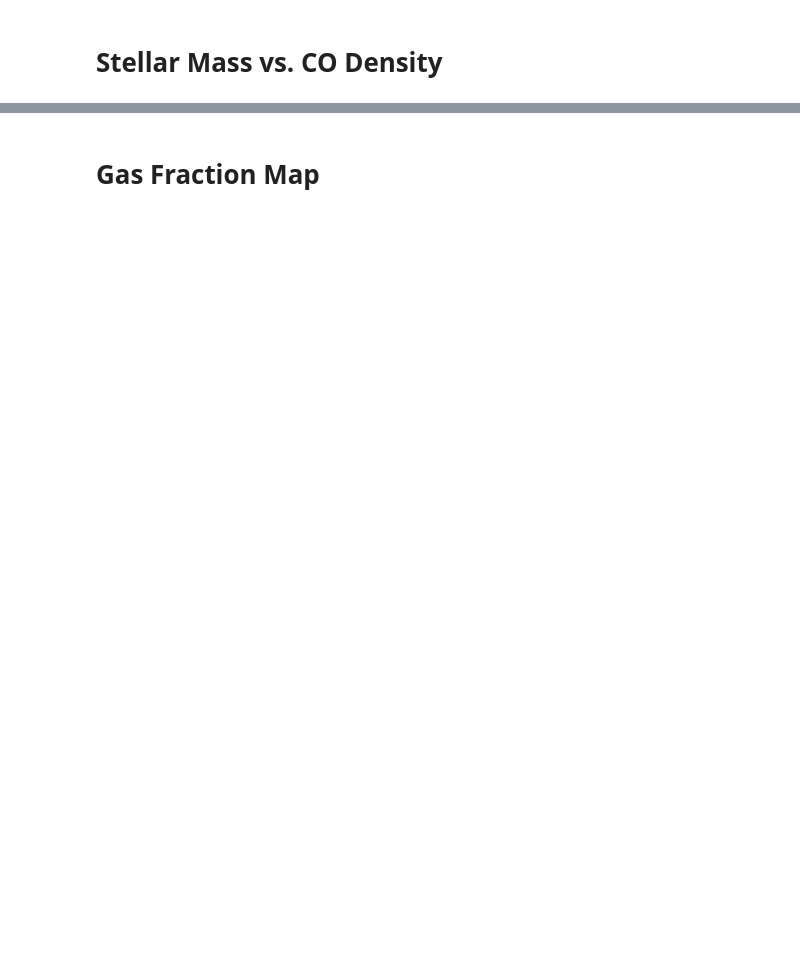
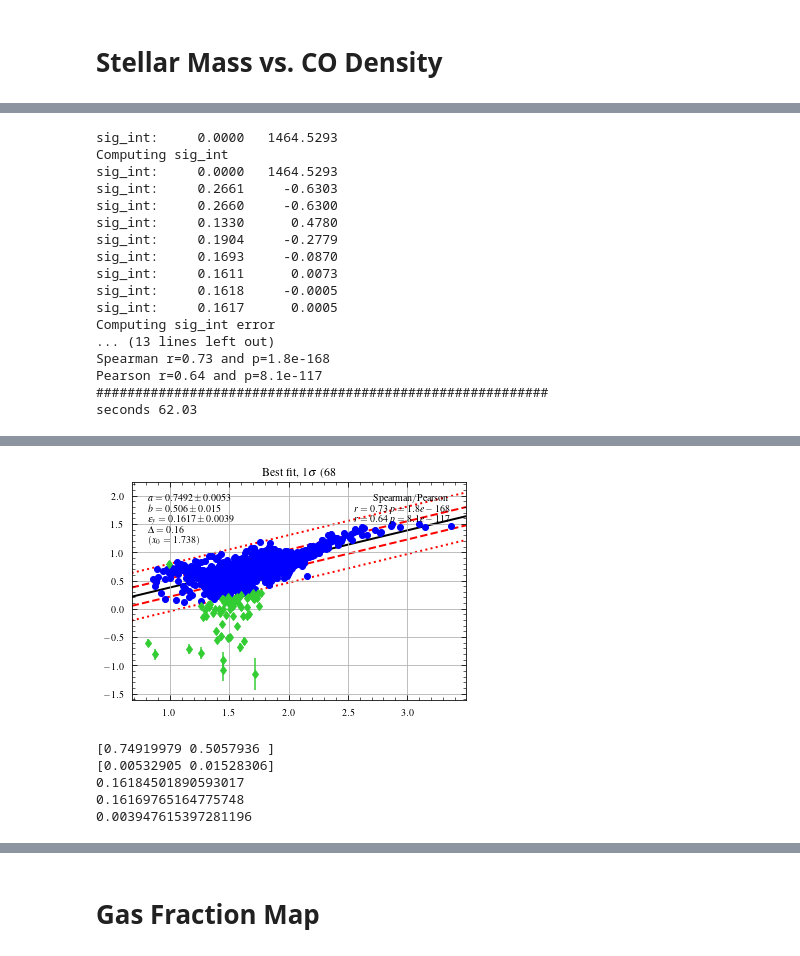
Before and after one commit to BearBearCodes/coop_f2021, a Jupyter notebook: warmup/stellar_mass_estimate.ipynb, the cells around one changed output, grey strips where cells are left out. Saved outputs shown, nothing was run; the diff lists cells and outputs as text; code cells hidden in the pictures; blank space fills up the shorter version.

```diff
--- a/warmup/stellar_mass_estimate.ipynb
+++ b/warmup/stellar_mass_estimate.ipynb
@@ -994,0 +1244,41 @@ Median x noDistErr: 0.180172455344208
+# %%
+#
+# LTS fitting
+#
+%matplotlib inline
+pivot = np.median(np.log10(M_density[data_co > 0]))
+clip = 2.6
+popt = lts_linefit(
+    np.log10(M_density[data_co > 0]),
+    np.log10(data_co[data_co > 0]),
+    M_density_err_noDistErr[data_co > 0] / (M_density[data_co > 0] * np.log(10)),
+    unc_co_noDistErr[data_co > 0] / (data_co[data_co > 0] * np.log(10)),
+    clip=clip,
+    epsy=True,
+    corr=True,
+    frac=None,
+    pivot=pivot,
+    plot=True,
+    text=True,
+)
+yint, slope = popt.ab
+yint_err, slope_err = popt.ab_err
+rms = popt.rms
+# %% [output]
+sig_int:     0.0000   1464.5293
+Computing sig_int
+sig_int:     0.0000   1464.5293
+sig_int:     0.2661     -0.6303
+sig_int:     0.2660     -0.6300
+sig_int:     0.1330      0.4780
+sig_int:     0.1904     -0.2779
+sig_int:     0.1693     -0.0870
+sig_int:     0.1611      0.0073
+sig_int:     0.1618     -0.0005
+sig_int:     0.1617      0.0005
+Computing sig_int error
+... (13 lines left out)
+Spearman r=0.73 and p=1.8e-168
+Pearson r=0.64 and p=8.1e-117
+##########################################################
+seconds 62.03
@@ -994,0 +1287,14 @@ Median x noDistErr: 0.180172455344208
+[figure, added]
+# %%
+print(popt.ab)
+print(popt.ab_err)
+# print(popt.mask)
+print(popt.rms)
+print(popt.sig_int)
+print(popt.sig_int_err)
+# %% [output]
+[0.74919979 0.5057936 ]
+[0.00532905 0.01528306]
+0.16184501890593017
+0.16169765164775748
+0.003947615397281196
```
Also changed, not shown: parts of 13 cells of this notebook, 2 other files.
